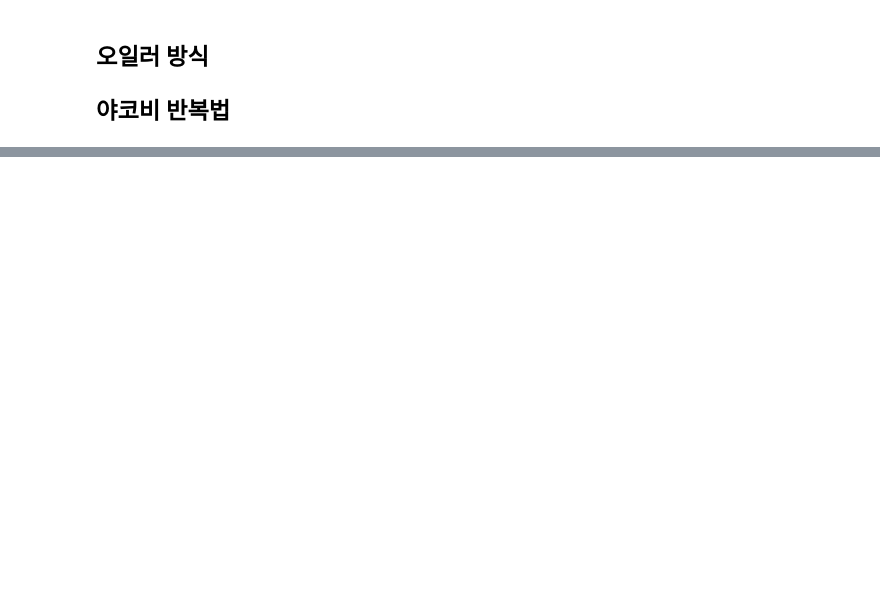
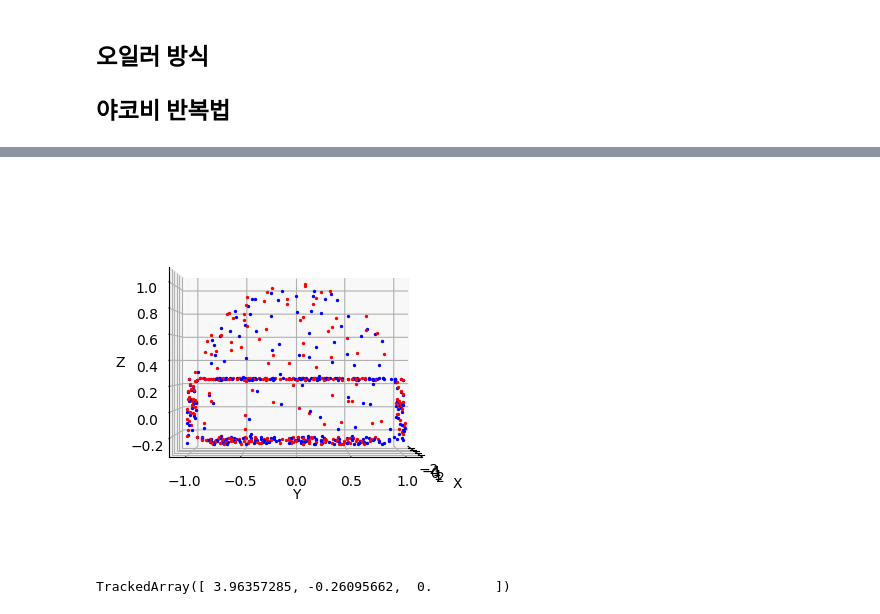
Before and after one commit to vinca0224/3D, a Jupyter notebook: sampleAndNormal.ipynb, the cells around one changed output, grey strips where cells are left out. Saved outputs shown, nothing was run; the diff lists cells and outputs as text; code cells hidden in the pictures; blank space fills up the shorter version.

```diff
--- a/sampleAndNormal.ipynb
+++ b/sampleAndNormal.ipynb
@@ -68,0 +72,47 @@ plt.show()
+# %%
+from scipy.spatial import cKDTree
+
+tree = cKDTree(samples)
+
+projections = []
+update_samples = samples.copy()
+
+for i in range(len(update_samples)):
+    distance, index = tree.query(update_samples[i], k=2)
+    p2_index = np.argmax(distance)
+    p2 = update_samples[p2_index]
+
+    v1 = np.subtract(p2, update_samples[i])
+    projection = v1 - np.dot(v1, normals[i]) * normals[i]
+
+    projections.append(projection)
+
+    update_samples[i] += 0.1 * projection
+# %%
+import matplotlib.pyplot as plt
+
+fig = plt.figure()
+ax = fig.add_subplot(111, projection='3d')
+
+# 샘플링된 점과 그 점에서의 법선 벡터 시각화
+for i in range(len(samples)):
+
+    # 샘플링된 점 그리기
+    ax.scatter(samples[i][0], samples[i][1], samples[i][2], marker= 'o', s=2, color= 'blue')
+
+    # 샘플링된 점 그리기
+    ax.scatter(update_samples[i][0], update_samples[i][1], update_samples[i][2], marker= 'o', s=2, color= 'red')
+
+# 축과 제목 설정
+ax.set_xlabel('X')
+ax.set_ylabel('Y')
+ax.set_zlabel('Z')
+ax.view_init(elev=0, azim=0)
+
+plt.show()
+# %% [output]
+[figure, added]
+# %%
+projection
+# %% [output]
+TrackedArray([ 3.96357285, -0.26095662,  0.        ])
```
Also changed, not shown: parts of 3 cells of this notebook, 2 other files.
